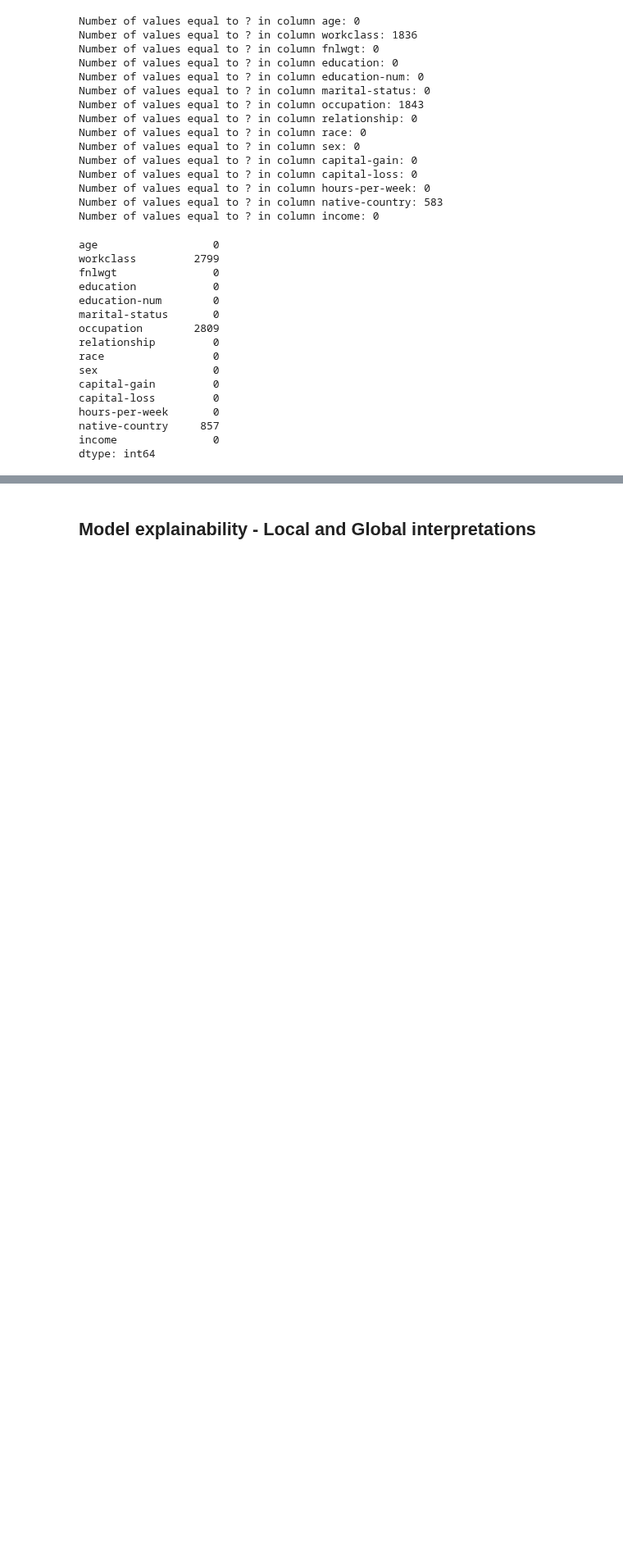
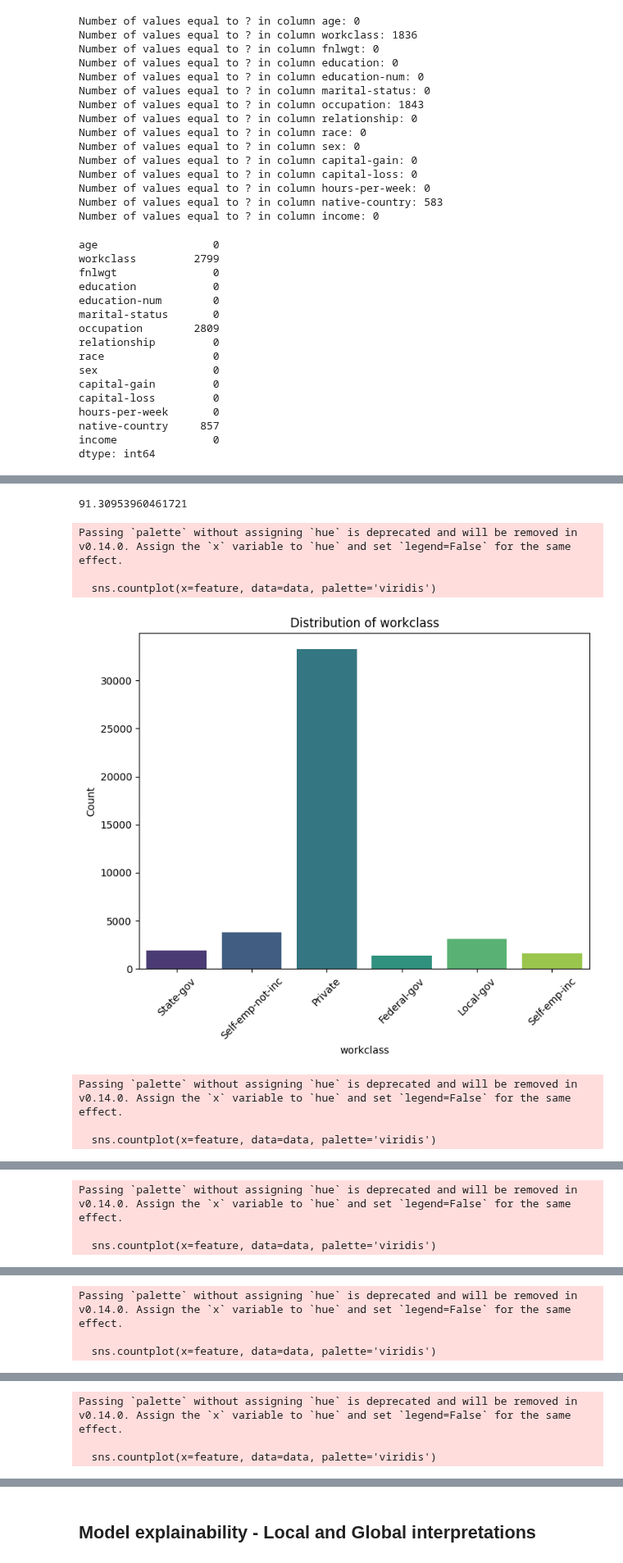
Before and after one commit to josephmailil1/Master-Thesis-repo, a Jupyter notebook: SHAP.ipynb, the cells around one changed output, grey strips where cells are left out. Shown at 82% size. Drawn from its saved outputs; the diff is of its cells as text; code cells hidden in the pictures; blank space fills up the shorter version.

```diff
--- a/SHAP.ipynb
+++ b/SHAP.ipynb
@@ -134,0 +218,8 @@ data = data.dropna()
+# %%
+# Calculate the percentage of 'United States' in 'native country' column
+total_count = len(data)
+us_count = data['native-country'].value_counts().get('United-States', 0)
+percentage_us = (us_count / total_count) * 100
+percentage_us
+# %% [output]
+91.30953960461721
@@ -134,0 +230,40 @@ data = data.dropna()
+# %%
+data = data[data['occupation'] != 'Armed-Forces']
+# %%
+def map_marital_status(status):
+    if status in ['Never-married', 'Married-civ-spouse']:
+        return status
+    elif status in ['Divorced', 'Separated']:
+        return 'Divorced or Separated'
+    else:
+        return None
+
+# Apply the function to the 'marital-status' column
+data['marital-status'] = data['marital-status'].map(map_marital_status)
+
+# Drop rows with None values in 'marital-status' column
+df = data.dropna(subset=['marital-status'])
+# %%
+data = data.drop(columns=['education-num'])
+# %%
+data = data.drop(columns=['native-country'])
+# %%
+categorical_features = data.select_dtypes(include=['object', 'category']).columns
+
+# Plotting the distribution of each categorical feature
+for feature in categorical_features:
+    plt.figure(figsize=(8, 6))
+    sns.countplot(x=feature, data=data, palette='viridis')
+    plt.title(f'Distribution of {feature}')
+    plt.xlabel(feature)
+    plt.ylabel('Count')
+    plt.xticks(rotation=45)
+    plt.show()
+# %% [output]
+Passing `palette` without assigning `hue` is deprecated and will be removed in v0.14.0. Assign the `x` variable to `hue` and set `legend=False` for the same effect.
+
+  sns.countplot(x=feature, data=data, palette='viridis')
+[figure, added]
+Passing `palette` without assigning `hue` is deprecated and will be removed in v0.14.0. Assign the `x` variable to `hue` and set `legend=False` for the same effect.
+
+  sns.countplot(x=feature, data=data, palette='viridis')
@@ -134,0 +271,3 @@ data = data.dropna()
+Passing `palette` without assigning `hue` is deprecated and will be removed in v0.14.0. Assign the `x` variable to `hue` and set `legend=False` for the same effect.
+
+  sns.countplot(x=feature, data=data, palette='viridis')
@@ -134,0 +275,3 @@ data = data.dropna()
+Passing `palette` without assigning `hue` is deprecated and will be removed in v0.14.0. Assign the `x` variable to `hue` and set `legend=False` for the same effect.
+
+  sns.countplot(x=feature, data=data, palette='viridis')
@@ -134,0 +279,3 @@ data = data.dropna()
+Passing `palette` without assigning `hue` is deprecated and will be removed in v0.14.0. Assign the `x` variable to `hue` and set `legend=False` for the same effect.
+
+  sns.countplot(x=feature, data=data, palette='viridis')
```
Also changed, not shown: parts of 18 cells of this notebook, 17 other files.
